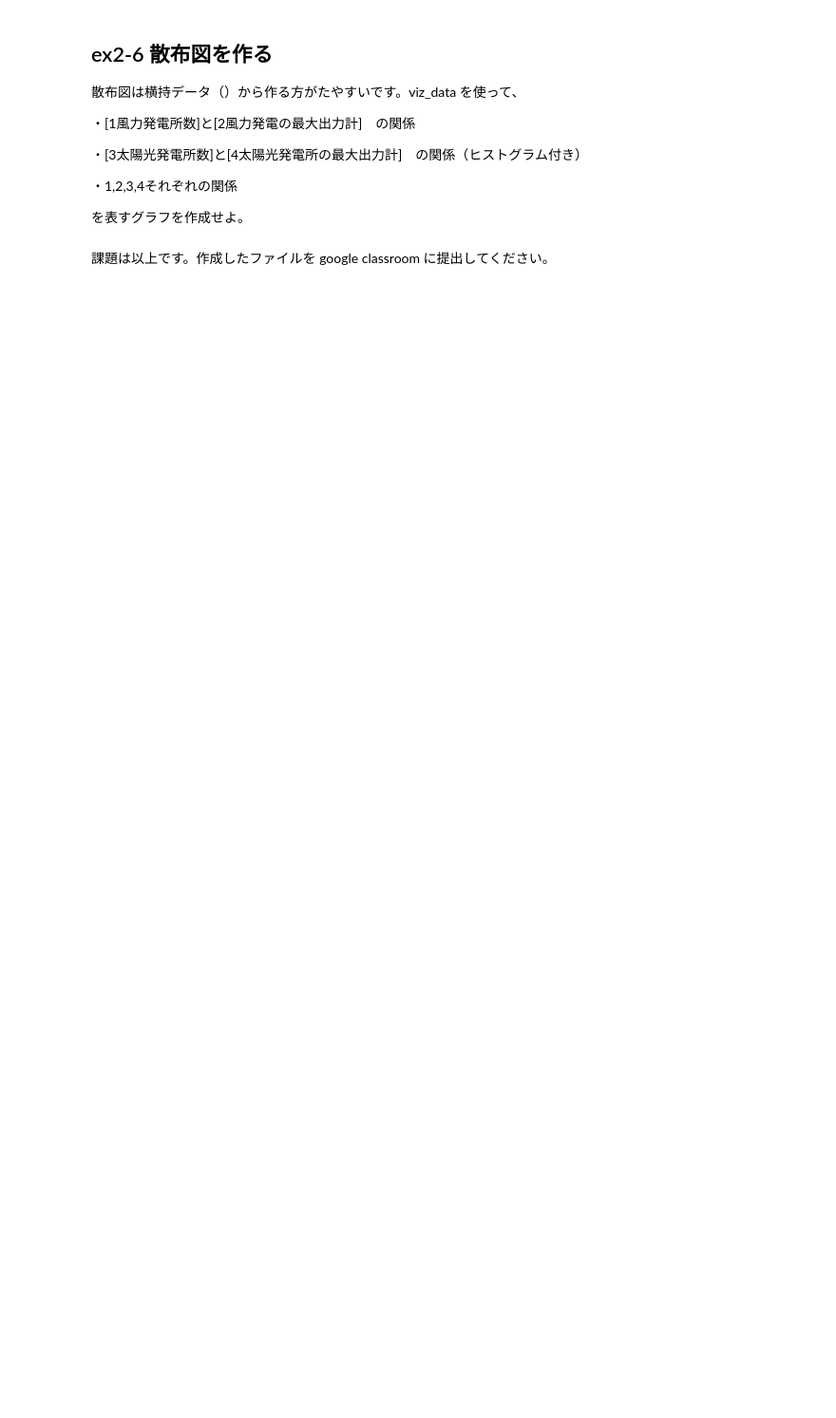
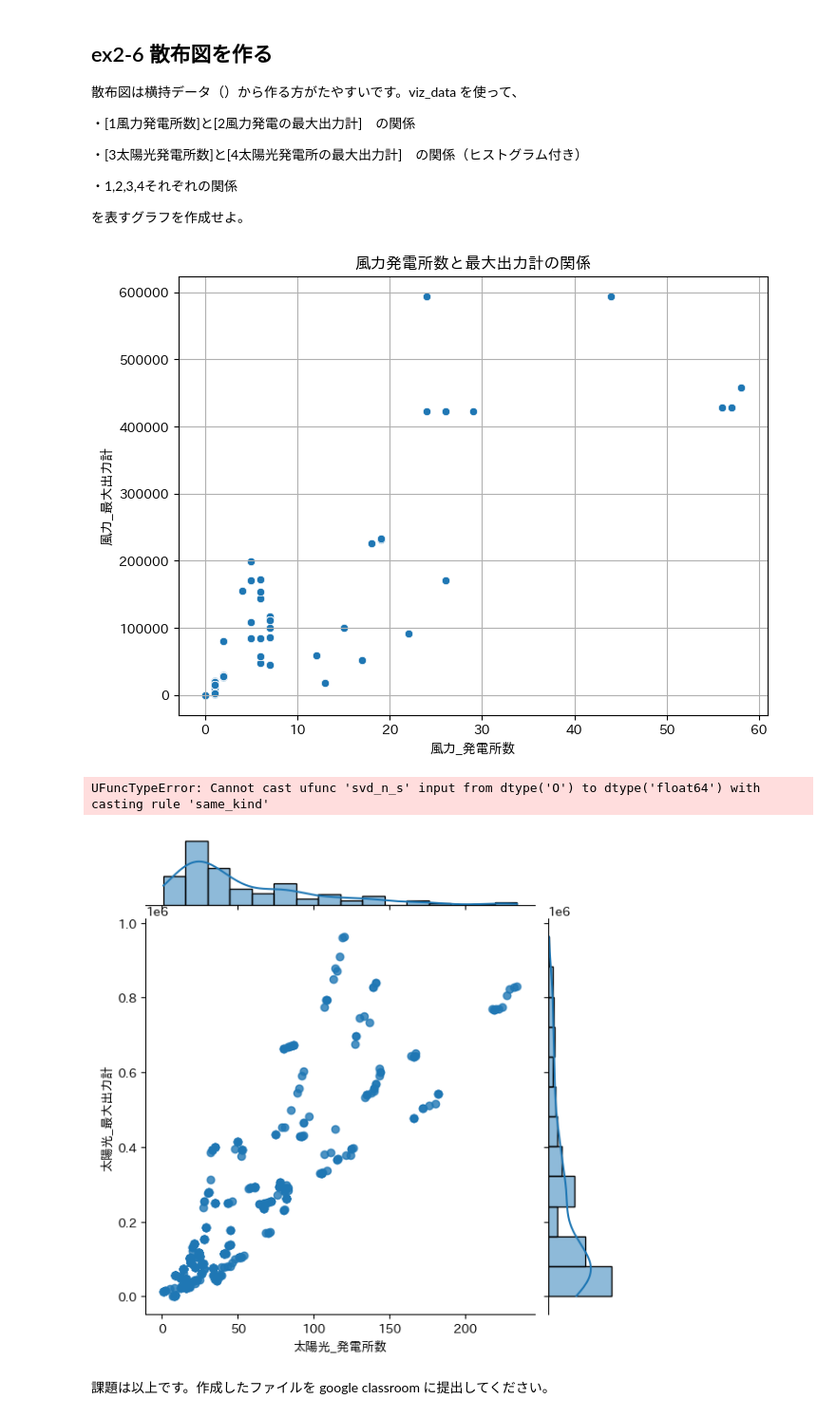
Before and after one commit to mattu117117/For-classroom, a Jupyter notebook: ex2_B231810.ipynb, the cells around one changed output. Shown at 95% size. Saved outputs shown, nothing was run; the diff lists cells and outputs as text; code cells hidden in the pictures; blank space fills up the shorter version.

```diff
--- a/ex2_B231810.ipynb
+++ b/ex2_B231810.ipynb
@@ -235,5 +295,39 @@ datas_v_all から必要な情報を抽出し、
 ・1,2,3,4それぞれの関係
 
 を表すグラフを作成せよ。
+# %%
+viz_data = pd.pivot_table(datas_v_all,
+                          index=['都道府県', '年月'],
+                          columns=['発電種別', '項目'],
+                          values='値',
+                          aggfunc='sum')
+
+viz_data.columns = ['_'.join(col).strip() for col in viz_data.columns.values]
+viz_data.fillna(0, inplace=True)
+
+
+# --- 1. 風力発電所数と最大出力計の関係 ---
+plt.figure(figsize=(8, 6))
+sns.scatterplot(data=viz_data, x='風力_発電所数', y='風力_最大出力計')
+plt.title('風力発電所数と最大出力計の関係')
+plt.grid(True)
+plt.show()
+
+
+# --- 2. 太陽光発電所数と最大出力計の関係（ヒストグラム付き） ---
+sns.jointplot(data=viz_data, x='太陽光_発電所数', y='太陽光_最大出力計', kind='reg')
+plt.suptitle('太陽光発電所数と最大出力計の関係（ヒストグラム付き）', y=1.02)
+plt.show()
+
+
+# --- 3. 4つの変数の関係 ---
+target_columns = ['風力_発電所数', '風力_最大出力計', '太陽光_発電所数', '太陽光_最大出力計']
+sns.pairplot(viz_data[target_columns])
+plt.suptitle('風力・太陽光の発電所数と最大出力計の関係', y=1.02)
+plt.show()
+# %% [output]
+[figure, added]
+UFuncTypeError: Cannot cast ufunc 'svd_n_s' input from dtype('O') to dtype('float64') with casting rule 'same_kind'
+[figure, added]
 # %% [markdown]
 課題は以上です。作成したファイルを google classroom に提出してください。
```
Also changed, not shown: parts of 4 cells of this notebook.
